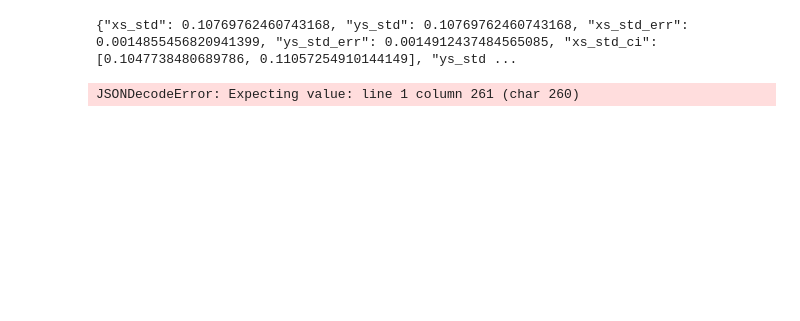
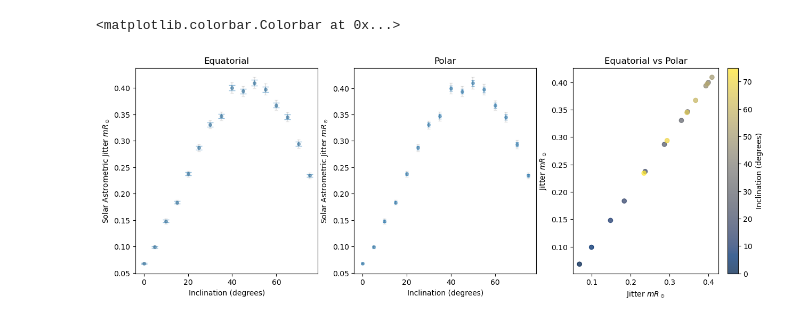
Before and after one commit to ConaireD/SHERA_Stellar_Noise, a Jupyter notebook: JSON2CSV.ipynb, the cells around one changed output. Cells and saved outputs as stored; diff of their text form; code cells hidden in the pictures; blank space fills up the shorter version.

Commit message:
Add files via upload
double check all results, especially butterfly latitude things

```diff
--- a/JSON2CSV.ipynb
+++ b/JSON2CSV.ipynb
@@ -5,5 +10,5 @@ import numpy as np
 # %%
-all_files = os.listdir('KATANA_scripts/KATANA_Results/')
+all_files = os.listdir('SimulationData/')
 # %%
 generic = [f for f in all_files if 'all_generic_obs_phi' in f]
 generic_2x_spot_area = [f for f in all_files if 'all_gen2xspot_area_ob' in f]
@@ -25,0 +25,18 @@ JSONDecodeError: Expecting value: line 1 column 259 (char 258)
+# %%
+def recover_data(content):
+    '''
+    Recovers corrupted data
+    '''
+    regex_pattern = r'"(.*?)": (\[.*?\]|-?\d+\.\d+|true|false|null)'
+    match = re.findall(regex_pattern, content)
+
+    xs_std = np.float64(match[0][1])
+    ys_std = np.float64(match[1][1])
+
+    xs_std_err = np.float64(match[2][1])
+    ys_std_err = np.float64(match[3][1])
+
+    xs_std_ci_lower, xs_std_ci_upper = ast.literal_eval(match[4][1])
+    ys_std_ci_lower, ys_std_ci_upper = ast.literal_eval(match[5][1])
+
+    return [xs_std, ys_std, xs_std_err, ys_std_err, xs_std_ci_lower, xs_std_ci_upper, ys_std_ci_lower, ys_std_ci_upper]
@@ -36,8 +94,39 @@ print(parsed_results)
-# %%
-with open('KATANA_scripts/KATANA_results/' + pole_spot_cont[10], "r") as file:
-    content = file.read()
-    print(content)  # Check if the file content looks as expected
-    your_dict = json.loads(content)  # If content looks good, parse it
-# %% [output]
-{"xs_std": 0.10769762460743168, "ys_std": 0.10769762460743168, "xs_std_err": 0.0014855456820941399, "ys_std_err": 0.0014912437484565085, "xs_std_ci": [0.1047738480689786, 0.11057254910144149], "ys_std ...
-JSONDecodeError: Expecting value: line 1 column 261 (char 260)
+# %%
+plt.figure(figsize = (15,5))
+
+plt.subplot(1,3,1)
+plt.errorbar(df['band_lat'], df['xs_std'], yerr=df['xs_std_err'], fmt='o', color='tab:blue',
+             alpha=0.5, capsize=4, label='1 sigma (std dev)', markersize = 4)
+
+plt.errorbar(df['band_lat'], df['xs_std'],  yerr=[df['xs_std'] - df['xs_std_ci_lower'], df['xs_std_ci_upper'] - df['xs_std']],
+             fmt='o', color='gray', alpha=0.2, capsize=2, label='95% CI', markersize = 4)
+# plt.ylim([0.08, 0.18])
+plt.xlabel('Inclination (degrees)')
+plt.ylabel(r'Solar Astrometric Jitter $mR_\odot$')
+plt.title('Equatorial')
+
+plt.subplot(1,3,2)
+plt.errorbar(df['band_lat'], df['ys_std'], yerr=df['ys_std_err'], fmt='o', color='tab:blue',
+             alpha=0.5, capsize=2, label='1 sigma (std dev)', markersize = 4)
+
+plt.errorbar(df['band_lat'], df['ys_std'], yerr=[df['ys_std'] - df['ys_std_ci_lower'], df['ys_std_ci_upper'] - df['ys_std']],
+             fmt='.', color='gray', alpha=0.2, capsize=2, label='95% CI', markersize = 4)
+plt.xlabel('Inclination (degrees)')
+plt.ylabel(r'Solar Astrometric Jitter $mR_\odot$')
+plt.title('Polar')
+
+# plt.ylim([0.08, 0.18])
+
+plt.subplot(1,3,3)
+
+plt.scatter(df['xs_std'], df['ys_std'], c = df['band_lat'].values, cmap = 'cividis', alpha = 0.75)
+plt.xlabel(r'Jitter $mR_\odot$')
+plt.ylabel(r'Jitter $mR_\odot$')
+plt.title('Equatorial vs Polar')
+
+plt.colorbar(label = 'Inclination (degrees)')
+# plt.xlim([0.11, 0.18])
+# plt.ylim([0.08, 0.16])
+# %% [output]
+<matplotlib.colorbar.Colorbar at 0x...>
+[figure, added]
```
Also changed, not shown: parts of 5 cells of this notebook.
